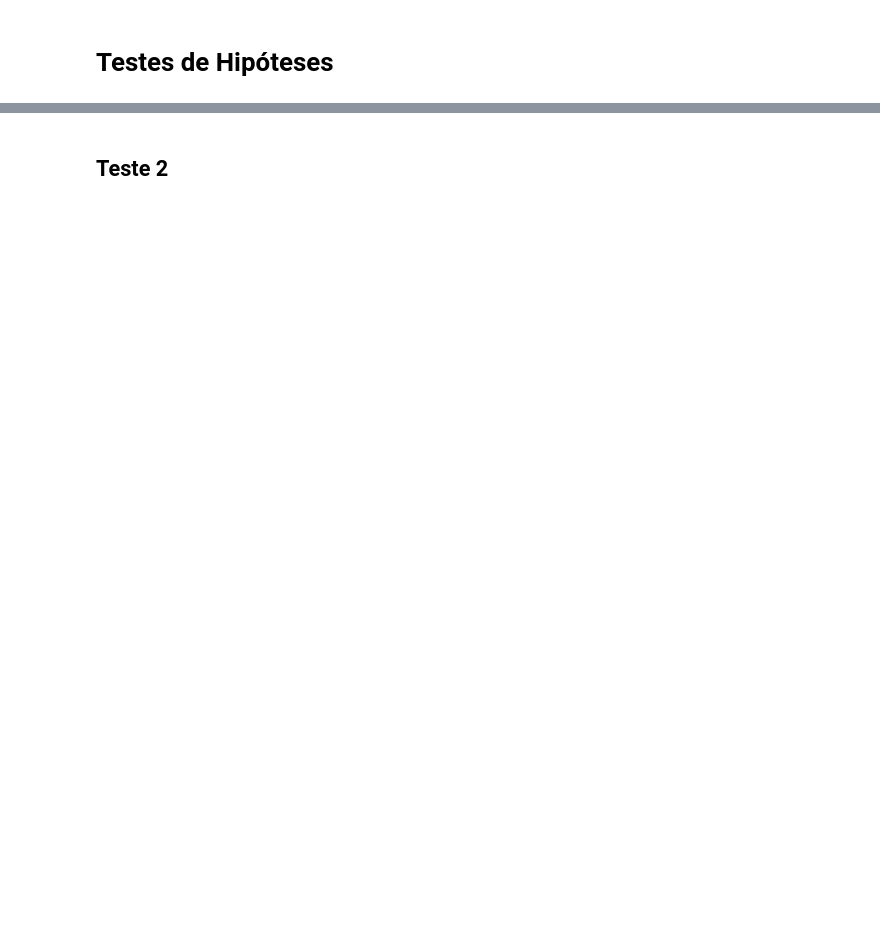
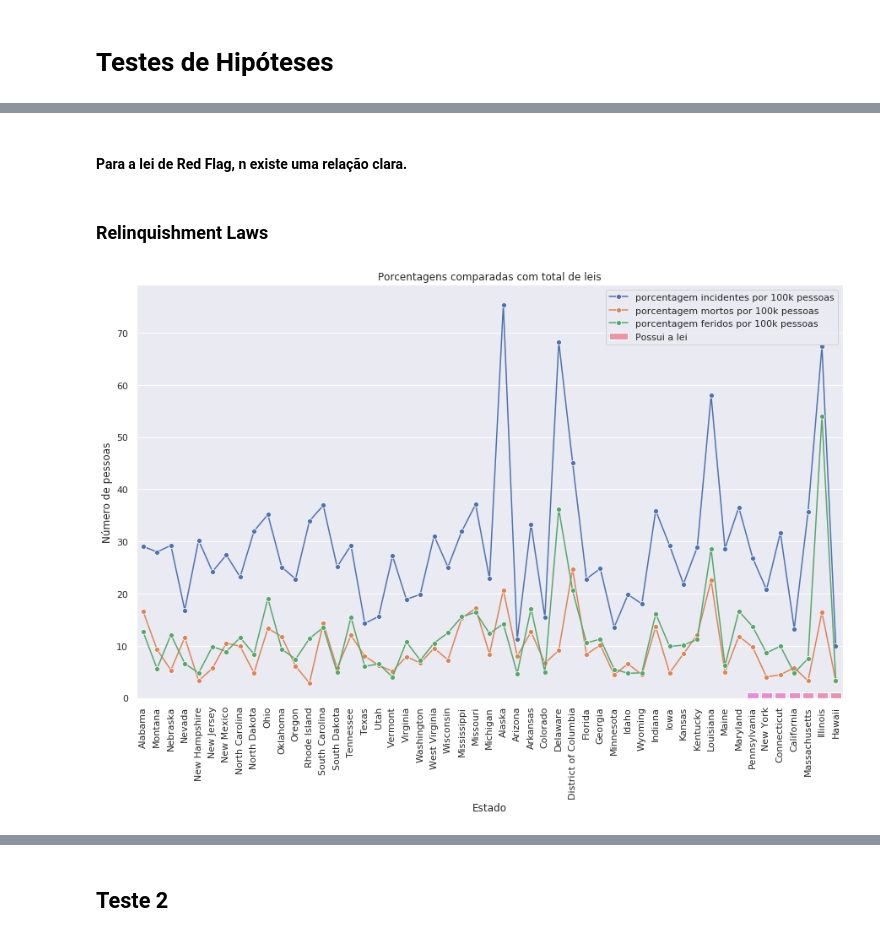
Before and after one commit to PedroPrisxzma/DataScience-Project, a Jupyter notebook: notebooks/Hypothesis_Tests.ipynb, the cells around one changed output, grey strips where cells are left out. Drawn from its saved outputs; the diff is of its cells as text; code cells hidden in the pictures; blank space fills up the shorter version.

```diff
--- a/notebooks/Hypothesis_Tests.ipynb
+++ b/notebooks/Hypothesis_Tests.ipynb
@@ -73,0 +106,8 @@ Como observado no gráfico, não existe uma relação direta entre o número de
+# %% [markdown]
+#### Para a lei de Red Flag, n existe uma relação clara.
+# %% [markdown]
+### Relinquishment Laws
+# %%
+plot_column('Relinquishment Laws', states)
+# %% [output]
+[figure, added]
```
Also changed, not shown: parts of 28 cells of this notebook.
